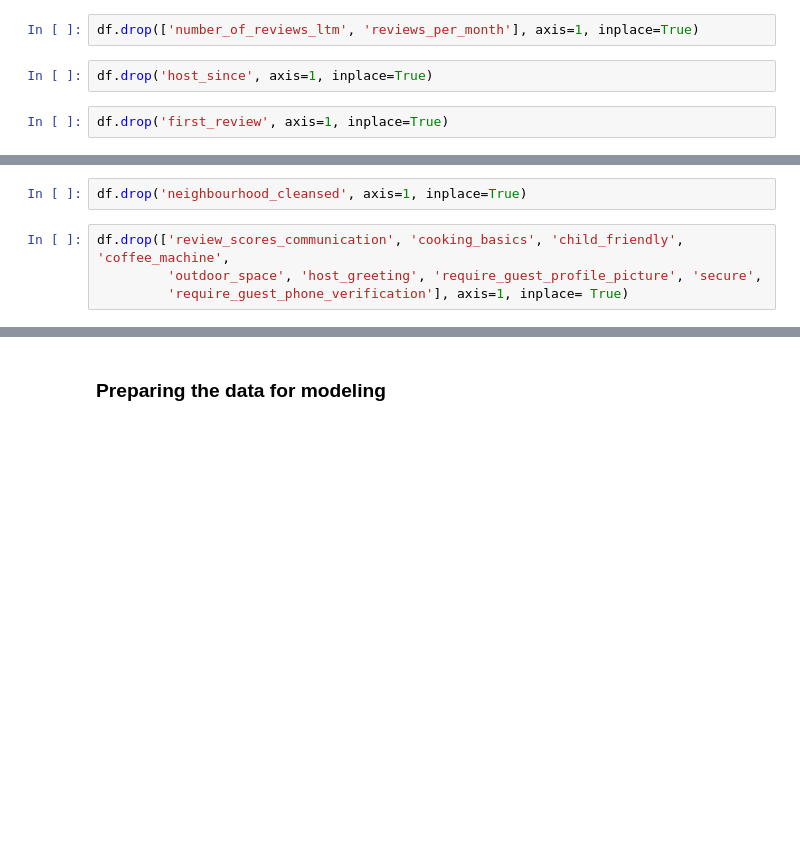
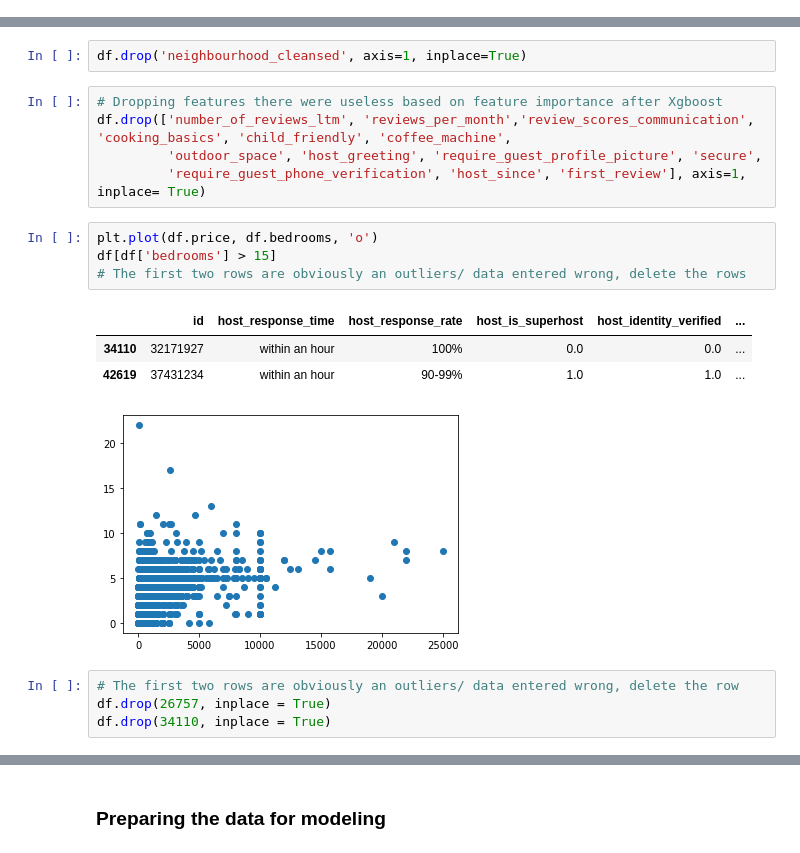
Before and after one commit to kianamills26/super-duper, a Jupyter notebook: FINAL_PROJ.ipynb, the cells around one changed output, grey strips where cells are left out. Saved outputs shown, nothing was run; the diff lists cells and outputs as text; blank space fills up the shorter version.

```diff
--- a/FINAL_PROJ.ipynb
+++ b/FINAL_PROJ.ipynb
@@ -482,10 +458,4 @@ df.cancellation_policy.replace({
     'luxury_moderate': 'moderate',
     'luxury_no_refund': 'strict'
     }, inplace=True)
-# %%
-df.drop(['number_of_reviews_ltm', 'reviews_per_month'], axis=1, inplace=True)
-# %%
-df.drop('host_since', axis=1, inplace=True)
-# %%
-df.drop('first_review', axis=1, inplace=True)
 # %%
@@ -539,6 +474,20 @@ Chatsworth Reservoir
 # %%
 df.drop('neighbourhood_cleansed', axis=1, inplace=True)
 # %%
-df.drop(['review_scores_communication', 'cooking_basics', 'child_friendly', 'coffee_machine',
+# Dropping features there were useless based on feature importance after Xgboost
+df.drop(['number_of_reviews_ltm', 'reviews_per_month','review_scores_communication', 'cooking_basics', 'child_friendly', 'coffee_machine',
          'outdoor_space', 'host_greeting', 'require_guest_profile_picture', 'secure',
-         'require_guest_phone_verification'], axis=1, inplace= True)
+         'require_guest_phone_verification', 'host_since', 'first_review'], axis=1, inplace= True)
+# %%
+plt.plot(df.price, df.bedrooms, 'o')
+df[df['bedrooms'] > 15]
+# The first two rows are obviously an outliers/ data entered wrong, delete the rows
+# %% [output]
+|  | id | host_response_time | host_response_rate | host_is_superhost | host_identity_verified | ... |
+| 34110 | 32171927 | within an hour | 100% | 0.0 | 0.0 | ... |
+| 42619 | 37431234 | within an hour | 90-99% | 1.0 | 1.0 | ... |
+[figure, added]
+# %%
+# The first two rows are obviously an outliers/ data entered wrong, delete the row
+df.drop(26757, inplace = True)
+df.drop(34110, inplace = True)
```
Also changed, not shown: parts of 22 cells of this notebook.
